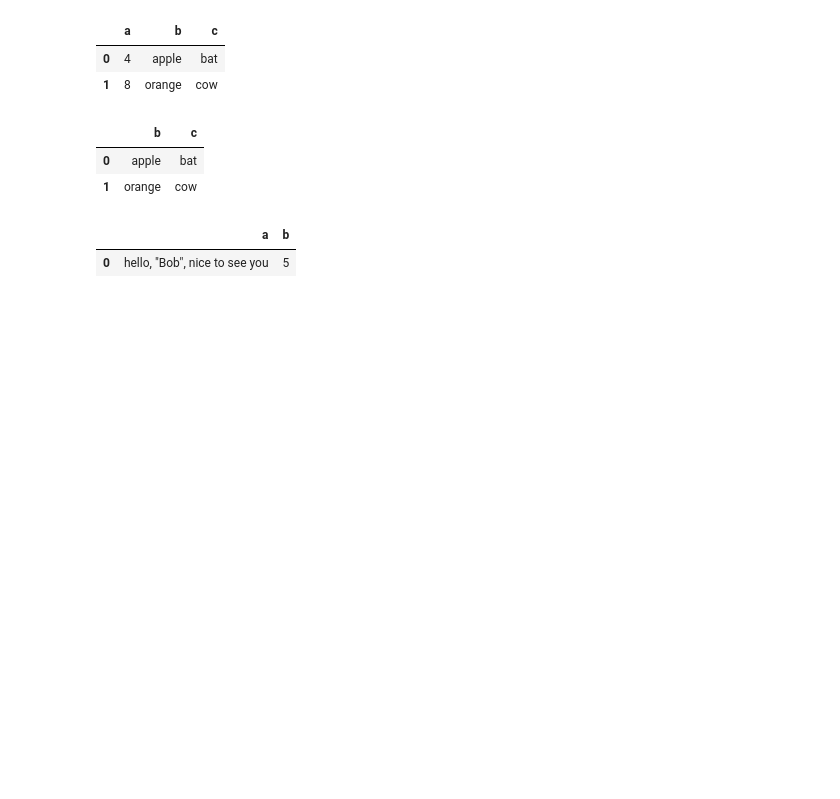
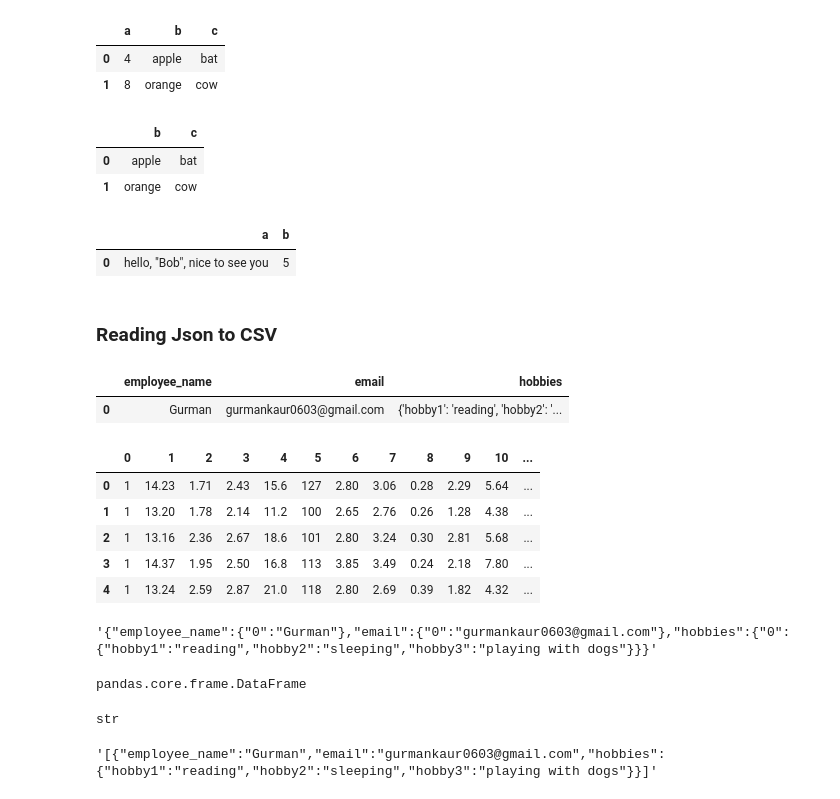
Before and after one commit to GurmanKD/Learning-Python, a Jupyter notebook: Pandas.ipynb, the cells around one changed output. Drawn from its saved outputs; the diff is of its cells as text; code cells hidden in the pictures; blank space fills up the shorter version.

```diff
--- a/Pandas.ipynb
+++ b/Pandas.ipynb
@@ -427,3 +427,27 @@ pd.read_csv(StringIO(data), escapechar='\\')
 #df=pd.read_csv('https://download.bls.gov/pub/time.series/cu/cu.item', sep='\t')
 
 #df.head()
+# %% [markdown]
+### Reading Json to CSV
+# %%
+data='{"employee_name":"Gurman", "email":"gurmankaur0603@gmail.com", "hobbies":[{"hobby1":"reading", "hobby2":"sleeping", "hobby3":"playing with dogs"}]}'
+
+pd.read_json(data)
+
+# The nested information comes as it is.
+# %% [output]
+|  | employee_name | email | hobbies |
+| 0 | Gurman | gurmankaur0603@gmail.com | {'hobby1': 'reading', 'hobby2': '... |
+# %%
+df=pd.read_csv('https://archive.ics.uci.edu/ml/machine-learning-databases/wine/wine.data', header=None)
+
+# you need not download this, you are reading from the url directly
+
+df.head()
+# %% [output]
+|  | 0 | 1 | 2 | 3 | 4 | 5 | 6 | 7 | 8 | 9 | 10 | ... |
+| 0 | 1 | 14.23 | 1.71 | 2.43 | 15.6 | 127 | 2.80 | 3.06 | 0.28 | 2.29 | 5.64 | ... |
+| 1 | 1 | 13.20 | 1.78 | 2.14 | 11.2 | 100 | 2.65 | 2.76 | 0.26 | 1.28 | 4.38 | ... |
+| 2 | 1 | 13.16 | 2.36 | 2.67 | 18.6 | 101 | 2.80 | 3.24 | 0.30 | 2.81 | 5.68 | ... |
+| 3 | 1 | 14.37 | 1.95 | 2.50 | 16.8 | 113 | 3.85 | 3.49 | 0.24 | 2.18 | 7.80 | ... |
+| 4 | 1 | 13.24 | 2.59 | 2.87 | 21.0 | 118 | 2.80 | 2.69 | 0.39 | 1.82 | 4.32 | ... |
@@ -429,0 +460,26 @@ pd.read_csv(StringIO(data), escapechar='\\')
+# %%
+# Converting Json to different Json formats
+
+data='{"employee_name":"Gurman", "email":"gurmankaur0603@gmail.com", "hobbies":[{"hobby1":"reading", "hobby2":"sleeping", "hobby3":"playing with dogs"}]}'
+
+df1=pd.read_json(data)
+
+# We had to create the variable df1 because read_json can't be applied to strings directly
+
+df1.to_json()
+# %% [output]
+'{"employee_name":{"0":"Gurman"},"email":{"0":"gurmankaur0603@gmail.com"},"hobbies":{"0":{"hobby1":"reading","hobby2":"sleeping","hobby3":"playing with dogs"}}}'
+# %%
+type(pd.read_json(data)) # a dataframe
+# %% [output]
+pandas.core.frame.DataFrame
+# %%
+type(data) # a string
+# %% [output]
+str
+# %%
+df1.to_json(orient="records")
+
+# each row of the DataFrame is represented as a separate JSON object in a list
+# %% [output]
+'[{"employee_name":"Gurman","email":"gurmankaur0603@gmail.com","hobbies":{"hobby1":"reading","hobby2":"sleeping","hobby3":"playing with dogs"}}]'
```
Also changed, not shown: parts of 10 cells of this notebook.
